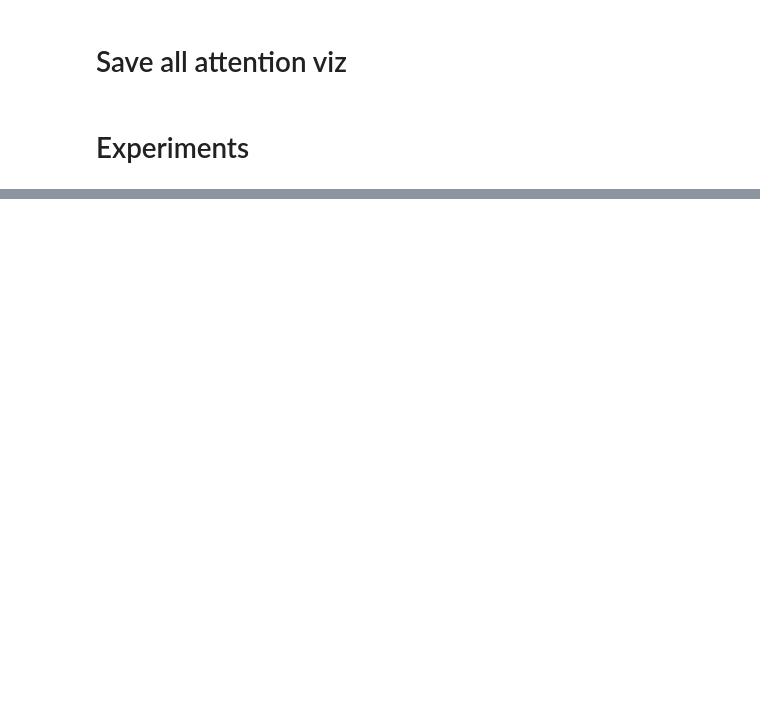
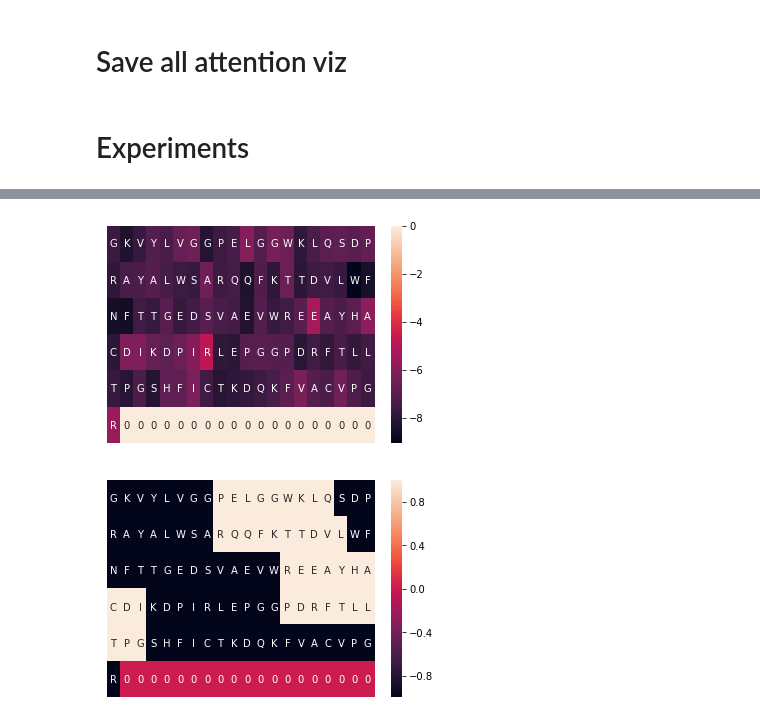
Before and after one commit to PierreBoyeau/proteins, a Jupyter notebook: riken/rnn/model_psiblast_eval.ipynb, the cells around one changed output, grey strips where cells are left out. Drawn from its saved outputs; the diff is of its cells as text; code cells hidden in the pictures; blank space fills up the shorter version.

```diff
--- a/riken/rnn/model_psiblast_eval.ipynb
+++ b/riken/rnn/model_psiblast_eval.ipynb
@@ -169,0 +211,6 @@ Name: seq_len, dtype: float64
+# %%
+df_cp = df.assign(
+        trunc_index=lambda x: [elem[0] for elem in x.index.str.split('.', expand=True).values],
+        original_index=lambda x: x.index.values)
+
+merged = pd.merge(epitopes_df, df_cp, left_on='uniprot', right_on='trunc_index')
@@ -169,0 +231,34 @@ Name: seq_len, dtype: float64
+# %%
+def comparative_plot(allergen_id):
+    protein_index = merged.loc[merged.allergenid==allergen_id, 'original_index'].values[0]
+    posi = df.loc[df.index==protein_index, 'pos'].values[0]
+
+    seq = sequences[posi]
+    # attention = atts_norm[posi, -len(seq):]
+    # attention = (attention - attention.mean()) / attention.std()
+
+    # LOG VIZ
+
+    mask = masks.loc[allergen_id, 'mask']
+    attention = np.log(atts[posi, -len(seq):])
+
+    plt.figure()
+    visualize_attention_2d(seq, attention, 20)
+    plt.show()
+
+    # IDEA 1
+    visualize_attention_2d(seq, mask, 20)
+
+
+    # IDEA 2
+
+    # for start, end in merged.loc[merged.uniprot == 'p16311', ['start', 'end']].values:
+    #     seq_motif = seq[start:end]
+    #     attention_motif = attention[start:end]
+    #     ax = visualize_attention_2d(seq_motif, attention_motif, ncols=10)
+    #     plt.show()
+# %%
+comparative_plot(allergen_id = 'R00048.0')
+# %% [output]
+[figure, added]
+[figure, added]
```
Also changed, not shown: parts of 21 cells of this notebook, 1 other file.
